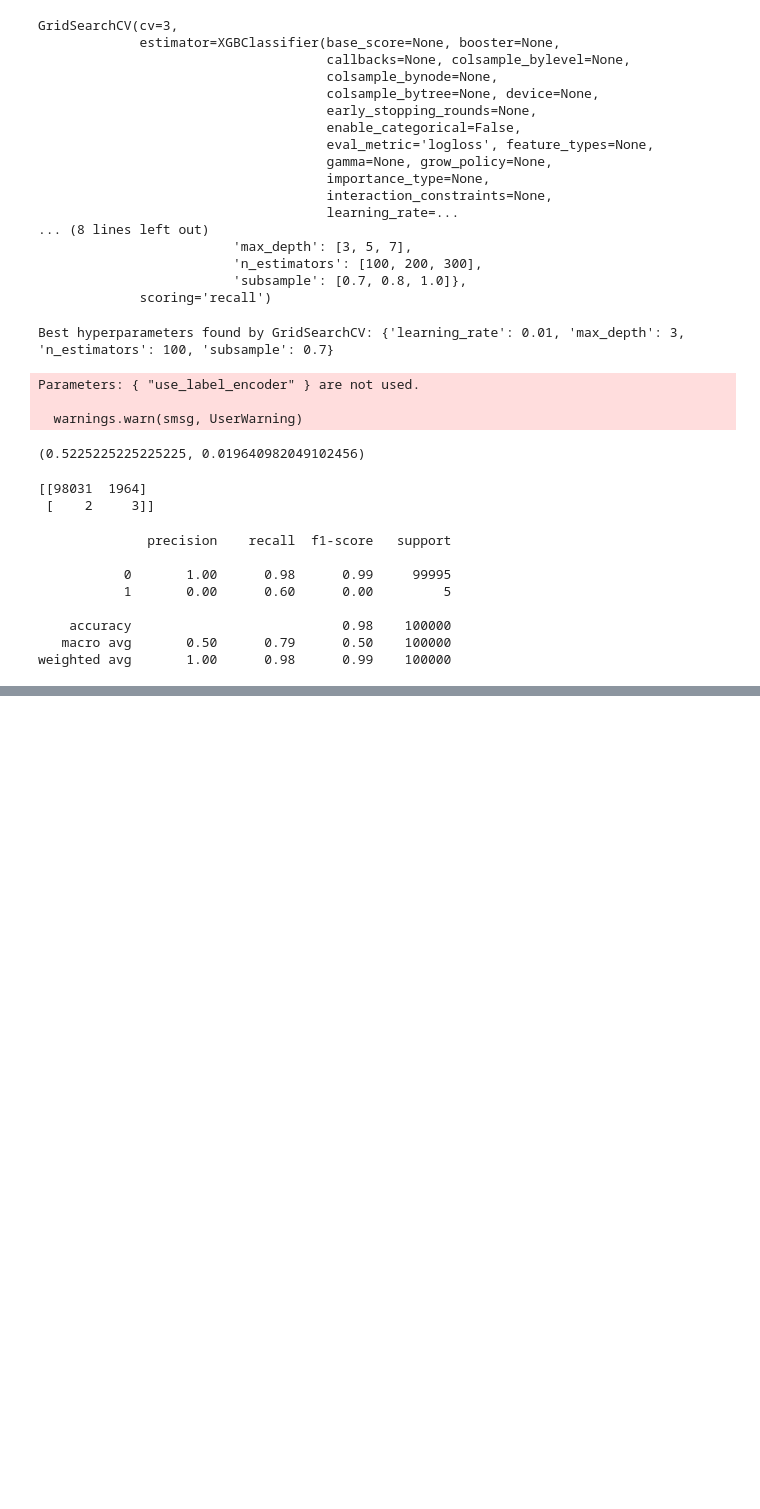
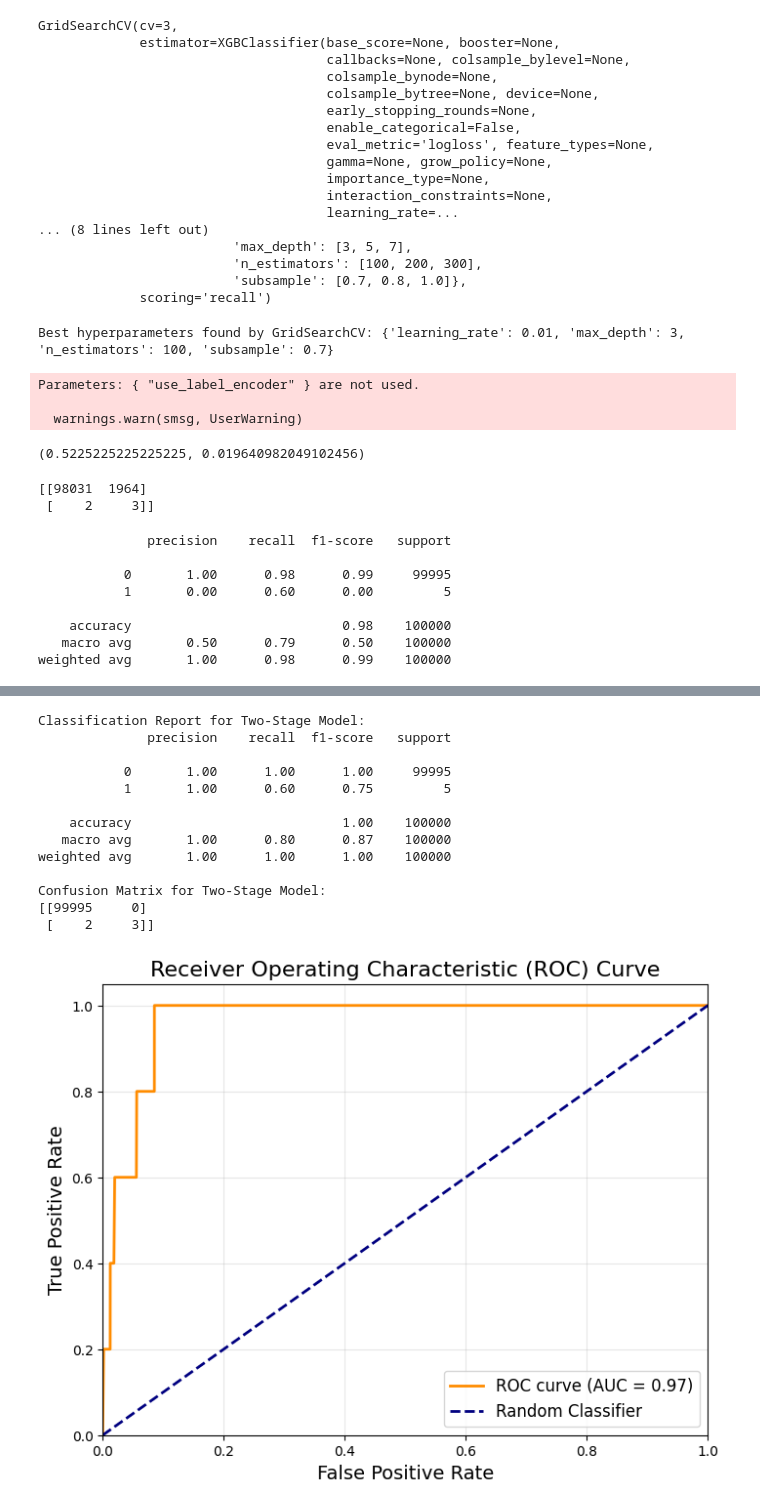
Before and after one commit to rtenacity/dark-photon-classification, a Jupyter notebook: main.ipynb, the cells around one changed output, grey strips where cells are left out. Drawn from its saved outputs; the diff is of its cells as text; code cells hidden in the pictures; blank space fills up the shorter version.

Commit message:
zero false positives

```diff
--- a/main.ipynb
+++ b/main.ipynb
@@ -220,0 +236,61 @@ plt.savefig('PRC.pgf')
+# %%
+k_neighbors = max(1, n_samples - 1)  # Ensure k_neighbors <= n_samples - 1
+smote = SMOTE(random_state=42, k_neighbors=k_neighbors)
+under = RandomUnderSampler(random_state=42)
+resampling_pipeline = Pipeline([
+    ('smote', smote),
+    ('under', under)
+])
+X_secondary_resampled, y_secondary_resampled = resampling_pipeline.fit_resample(X_test_positive, secondary_labels)
+# %%
+secondary_model = RandomForestClassifier(n_estimators=100, random_state=42)
+secondary_model.fit(X_secondary_resampled, y_secondary_resampled)
+
+# Predict with the secondary model
+secondary_pred = secondary_model.predict(X_test_positive)
+
+# Final predictions: only keep positives confirmed by the secondary model
+final_predictions = y_pred.copy()
+final_predictions[y_pred == 1] = secondary_pred
+# %%
+print("Classification Report for Two-Stage Model:")
+print(classification_report(y_test, final_predictions))
+
+conf_matrix = confusion_matrix(y_test, final_predictions)
+print("Confusion Matrix for Two-Stage Model:")
+print(conf_matrix)
+
+fpr, tpr, thresholds = roc_curve(y_test, y_prob)
+roc_auc = auc(fpr, tpr)
+
+# Plot ROC curve
+plt.figure(figsize=(8, 6))
+plt.plot(fpr, tpr, color='darkorange', lw=2,
+         label=f'ROC curve (AUC = {roc_auc:.2f})')
+plt.plot([0, 1], [0, 1], color='navy', lw=2, linestyle='--', label='Random Classifier')
+
+plt.xlim([0.0, 1.0])
+plt.ylim([0.0, 1.05])
+
+plt.xlabel('False Positive Rate', fontsize=14)
+plt.ylabel('True Positive Rate', fontsize=14)
+plt.title('Receiver Operating Characteristic (ROC) Curve', fontsize=16)
+plt.legend(loc="lower right", fontsize=12)
+plt.grid(alpha=0.3)
+
+plt.show()
+# %% [output]
+Classification Report for Two-Stage Model:
+              precision    recall  f1-score   support
+
+           0       1.00      1.00      1.00     99995
+           1       1.00      0.60      0.75         5
+
+    accuracy                           1.00    100000
+   macro avg       1.00      0.80      0.87    100000
+weighted avg       1.00      1.00      1.00    100000
+
+Confusion Matrix for Two-Stage Model:
+[[99995     0]
+ [    2     3]]
+[figure, added]
```
Also changed, not shown: parts of 7 cells of this notebook, 5 other files.
